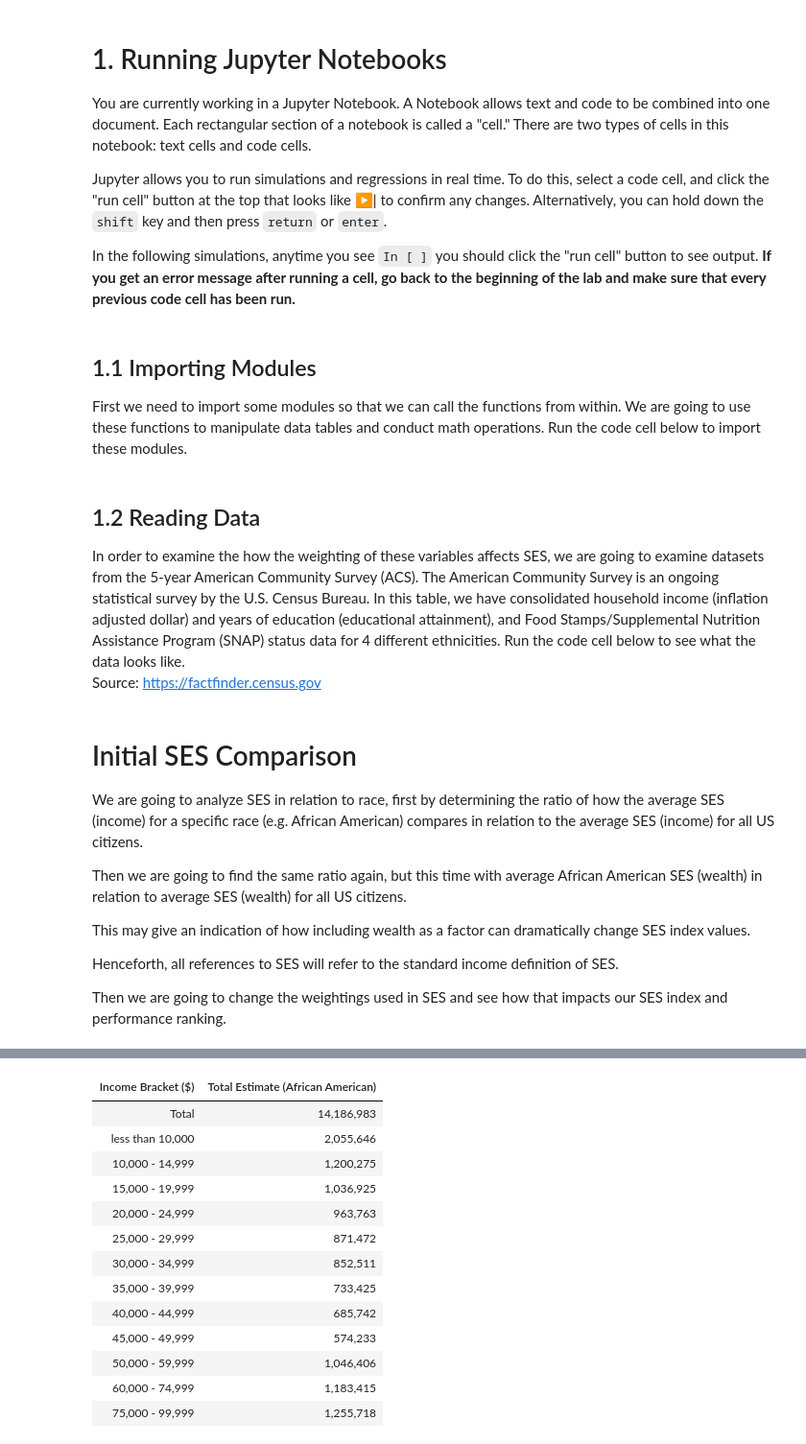
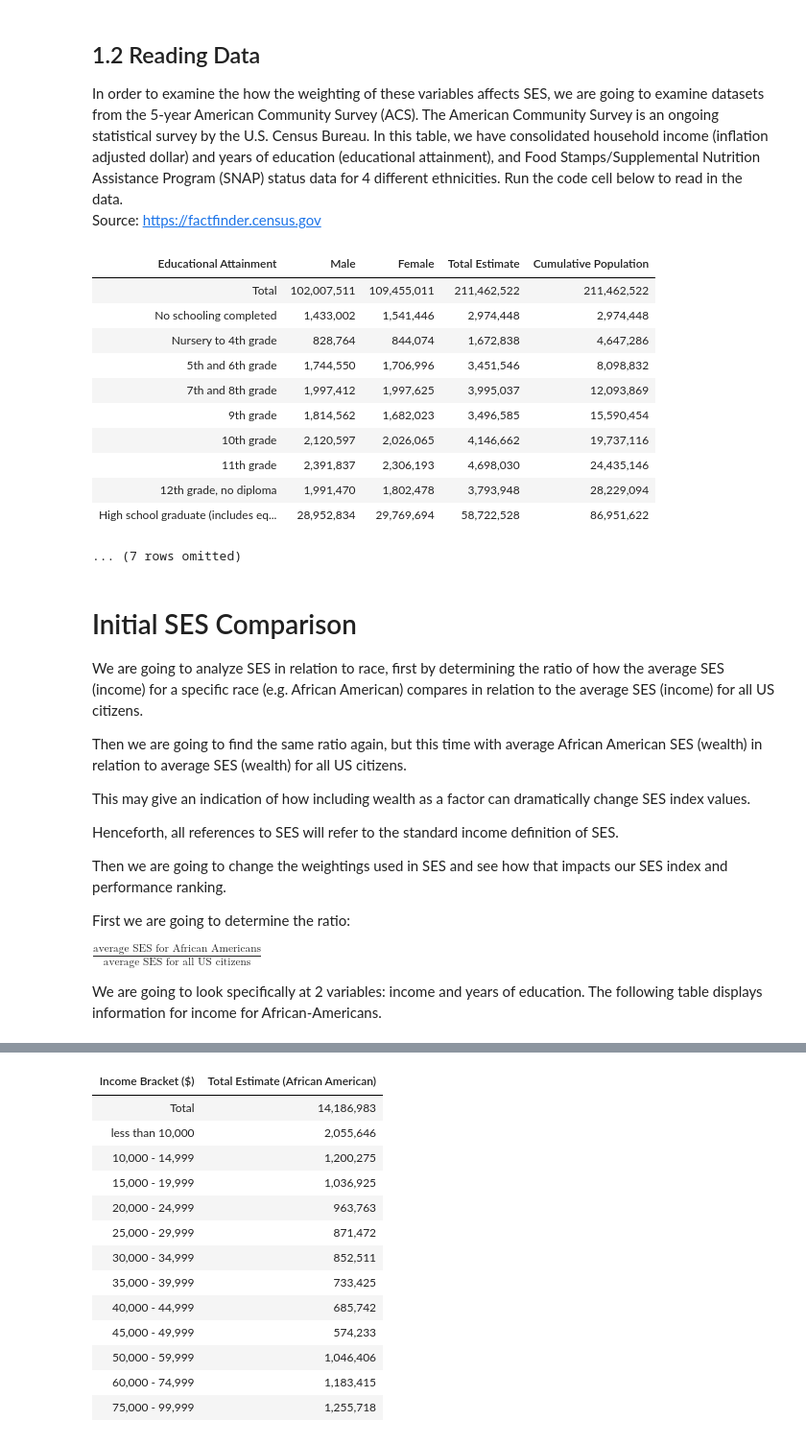
Before and after one commit to ds-modules/ISF-189, a Jupyter notebook: ISF+189.ipynb, the cells around one changed output, grey strips where cells are left out. Shown: that part at 96% size. Cells and saved outputs as stored; diff of their text form; code cells hidden in the pictures.

```diff
--- a/ISF+189.ipynb
+++ b/ISF+189.ipynb
@@ -109,15 +121,3 @@ As you work through the lab, there will be lab assistants in the room to answer
-# %% [markdown]
-# 1. Running Jupyter Notebooks
-
-You are currently working in a Jupyter Notebook. A Notebook allows text and code to be combined into one document. Each rectangular section of a notebook is called a "cell." There are two types of cells in this notebook: text cells and code cells.
-
-Jupyter allows you to run simulations and regressions in real time. To do this, select a code cell, and click the "run cell" button at the top that looks like ▶| to confirm any changes. Alternatively, you can hold down the `shift` key and then press `return` or `enter`.
-
-In the following simulations, anytime you see `In [ ]` you should click the "run cell" button to see output. **If you get an error message after running a cell, go back to the beginning of the lab and make sure that every previous code cell has been run.**
-# %% [markdown]
-## 1.1 Importing Modules
-
-First we need to import some modules so that we can call the functions from within. We are going to use these functions to manipulate data tables and conduct math operations. Run the code cell below to import these modules.
 # %%
 from datascience import *
 import numpy as np
@@ -126,7 +126,7 @@ from ipywidgets import *
 %matplotlib inline
 # %% [markdown]
 ## 1.2 Reading Data
-In order to examine the how the weighting of these variables affects SES, we are going to examine datasets from the 5-year American Community Survey (ACS). The American Community Survey is an ongoing statistical survey by the U.S. Census Bureau. In this table, we have consolidated household income (inflation adjusted dollar) and years of education (educational attainment), and Food Stamps/Supplemental Nutrition Assistance Program (SNAP) status data for 4 different ethnicities. Run the code cell below to see what the data looks like.
+In order to examine the how the weighting of these variables affects SES, we are going to examine datasets from the 5-year American Community Survey (ACS). The American Community Survey is an ongoing statistical survey by the U.S. Census Bureau. In this table, we have consolidated household income (inflation adjusted dollar) and years of education (educational attainment), and Food Stamps/Supplemental Nutrition Assistance Program (SNAP) status data for 4 different ethnicities. Run the code cell below to read in the data.
 <br>Source: https://factfinder.census.gov
 # %%
 educ = Table.read_table('data/totaleduc.csv')
@@ -136,6 +136,21 @@ incomebyrace = Table.read_table('data/incomebyrace.csv')
 wealthscoretable = Table.read_table('data/wealthscore.csv')
 wealthbyrace = Table.read_table('data/wealthbyrace.csv')
 lorenzdata = Table.read_table('data/lorenzdata.csv')
+# %%
+educ
+# %% [output]
+| Educational Attainment | Male | Female | Total Estimate | Cumulative Population |
+| Total | 102,007,511 | 109,455,011 | 211,462,522 | 211,462,522 |
+| No schooling completed | 1,433,002 | 1,541,446 | 2,974,448 | 2,974,448 |
+| Nursery to 4th grade | 828,764 | 844,074 | 1,672,838 | 4,647,286 |
+| 5th and 6th grade | 1,744,550 | 1,706,996 | 3,451,546 | 8,098,832 |
+| 7th and 8th grade | 1,997,412 | 1,997,625 | 3,995,037 | 12,093,869 |
+| 9th grade | 1,814,562 | 1,682,023 | 3,496,585 | 15,590,454 |
+| 10th grade | 2,120,597 | 2,026,065 | 4,146,662 | 19,737,116 |
+| 11th grade | 2,391,837 | 2,306,193 | 4,698,030 | 24,435,146 |
+| 12th grade, no diploma | 1,991,470 | 1,802,478 | 3,793,948 | 28,229,094 |
+| High school graduate (includes eq... | 28,952,834 | 29,769,694 | 58,722,528 | 86,951,622 |
+... (7 rows omitted)
 # %% [markdown]
 # Initial SES Comparison
 
@@ -148,3 +163,10 @@ This may give an indication of how including wealth as a factor can dramatically
 Henceforth, all references to SES will refer to the standard income definition of SES.
 
 Then we are going to change the weightings used in SES and see how that impacts our SES index and performance ranking.
+
+First we are going to determine the ratio:
+
+$\displaystyle \frac {\text{average SES for African Americans}} {\text{average SES for all US citizens}}$
+
+We are going to look specifically at 2 variables: income and years of education.
+The following table displays information for income for African-Americans.
```
Also changed, not shown: parts of 13 cells of this notebook.
